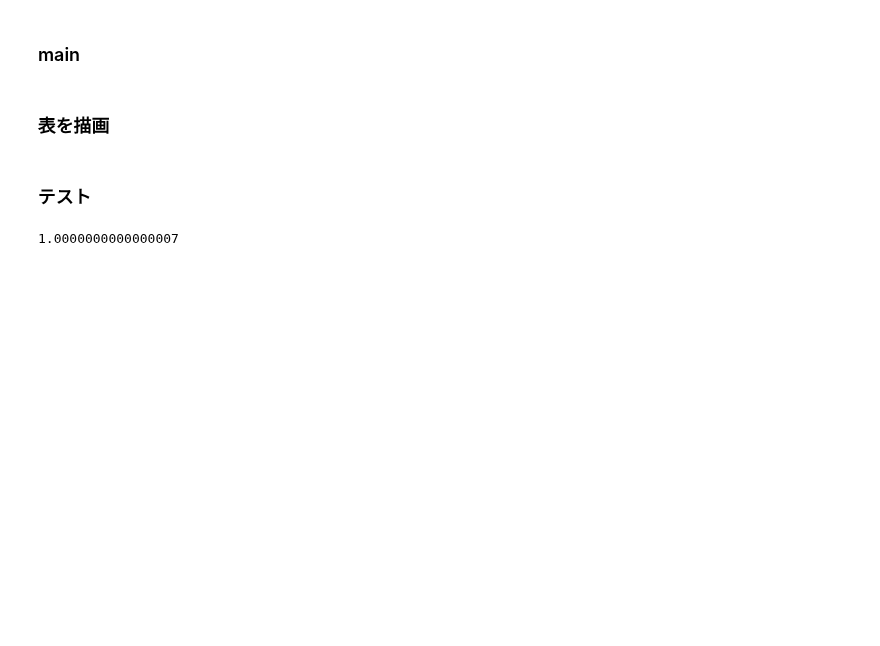
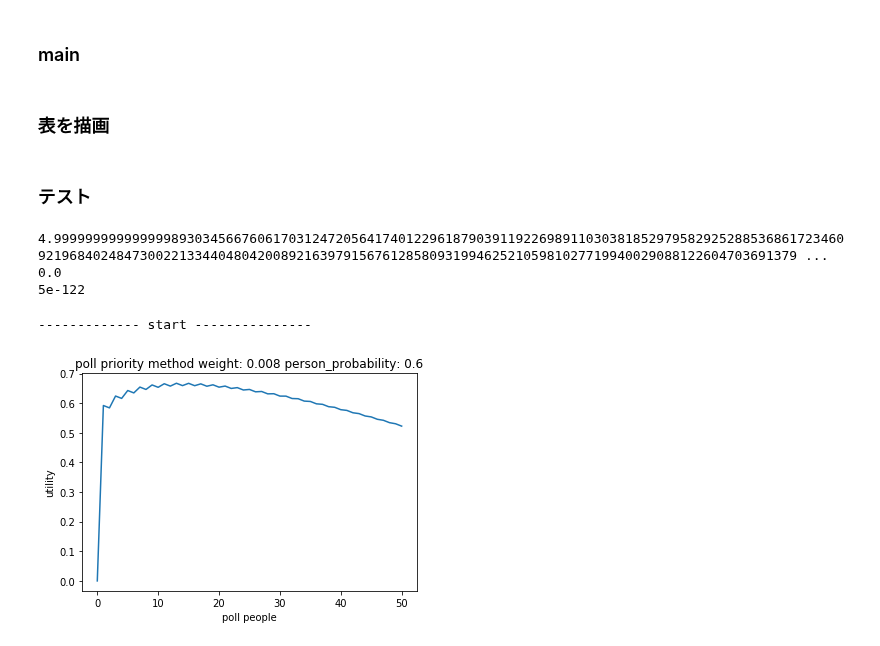
Before and after one commit to k33asby/opinion-aggregation-experiment, a Jupyter notebook: py/simulation.ipynb, the cells around one changed output. Drawn from its saved outputs; the diff is of its cells as text; code cells hidden in the pictures; blank space fills up the shorter version.

Commit message:
Complete decimal_for_only_poisson_and_gamma_and_g

```diff
--- a/py/simulation.ipynb
+++ b/py/simulation.ipynb
@@ -662,6 +438,13 @@ lambda_poisson = 2
 w = 0.01
 
 j = 12
-integrate.quad(lambda t: gamma_probability(j, t, lambda_poisson), Decimal(0), Decimal(1000))[0]
+float(integrate.quad(lambda t: gamma_probability(j, t, lambda_poisson), Decimal(0), Decimal(1000))[0])
+
+xxx = 0.00000000000000000000000000000000000000000000000000000000000000000000000000000000000000000000000000000000000000000000000005
+print Decimal(xxx)
+print xxx**10
+print float(Decimal(xxx))
 # %% [output]
-1.0000000000000007
+4.999999999999999893034566760617031247205641740122961879039119226989110303818529795829252885368617234609219684024847300221334404804200892163979156761285809319946252105981027719940029088122604703691379 ...
+0.0
+5e-122
@@ -667,0 +595,11 @@ integrate.quad(lambda t: gamma_probability(j, t, lambda_poisson), Decimal(0), De
+# %%
+print "------------- start ---------------"
+w = 0.008
+p = 0.6
+lambda_poisson = Decimal(1)
+poll_priority_method(10, w, p, lambda_poisson)
+%time plot_poll_priority(w, p, lambda_poisson, 0, 50)
+%time plot_vote_priority(w, p, lambda_poisson, 0, 50)
+# %% [output]
+------------- start ---------------
+[figure, added]
```
Also changed, not shown: parts of 6 cells of this notebook, 1 other file.
